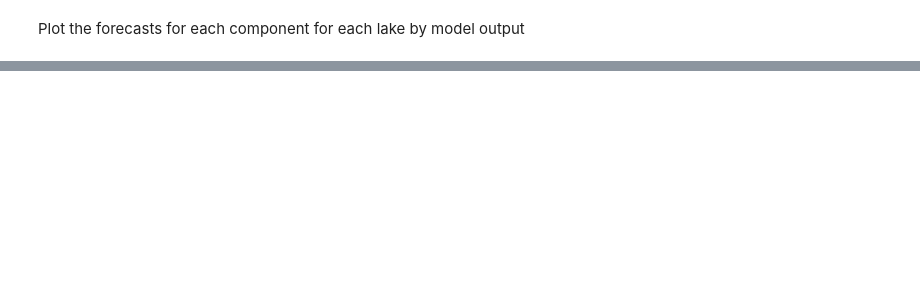
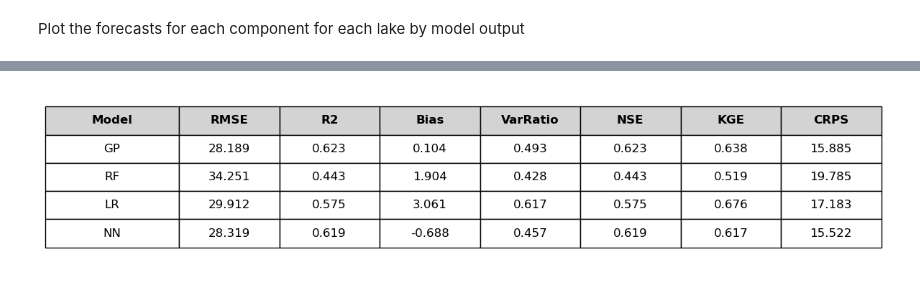
Before and after one commit to great-lakes-ai-lab/cnbs-predictor, a Jupyter notebook: notebooks/verification/cnbs_predictor_verification.ipynb, the cells around one changed output, grey strips where cells are left out. Drawn from its saved outputs; the diff is of its cells as text; code cells hidden in the pictures; blank space fills up the shorter version.

```diff
--- a/notebooks/verification/cnbs_predictor_verification.ipynb
+++ b/notebooks/verification/cnbs_predictor_verification.ipynb
@@ -517,0 +472,23 @@ print(all_skill)
+# %%
+# Calculate skill for component variables: precipitation, evaporation, and runoff
+
+# variables
+components = ['precipitation', 'evaporation', 'runoff']
+lakes = ['superior', 'michigan-huron', 'erie', 'ontario']
+var_list = [f"{lake}_{comp}" for lake in lakes for comp in components]
+
+# Calculate skill for each model
+models = ['GP', 'RF', 'LR', 'NN']
+results = []
+
+for m in models:
+    skill = calculate_ensemble_skill(df_first6, var_list, m, date_col='year_month')
+    results.append(skill)
+
+# Convert to DataFrame for pretty display
+results_df = pd.DataFrame(results)
+
+# Plot
+plot_styled_table(results_df)
+# %% [output]
+[figure, added]
```
Also changed, not shown: parts of 27 cells of this notebook, 12 other files.
